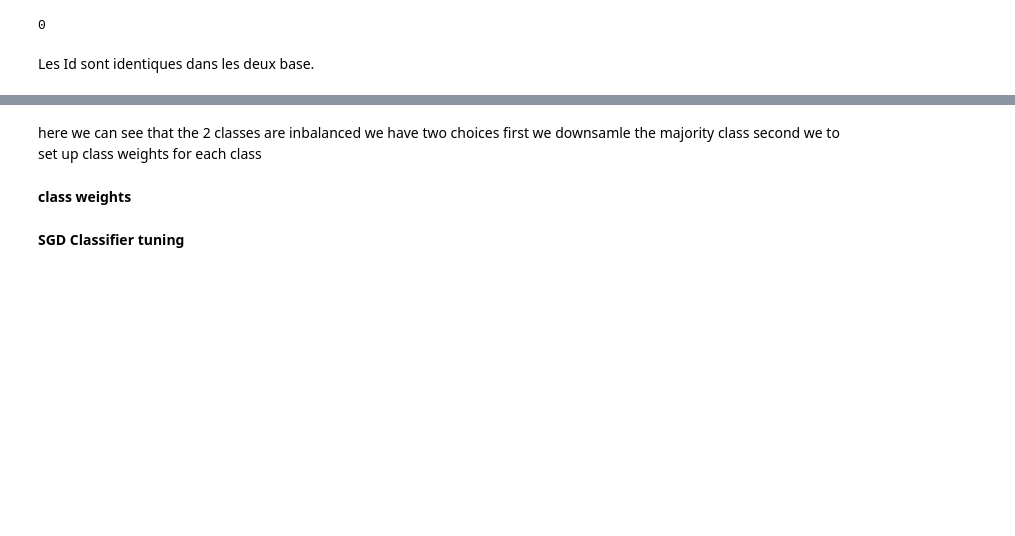
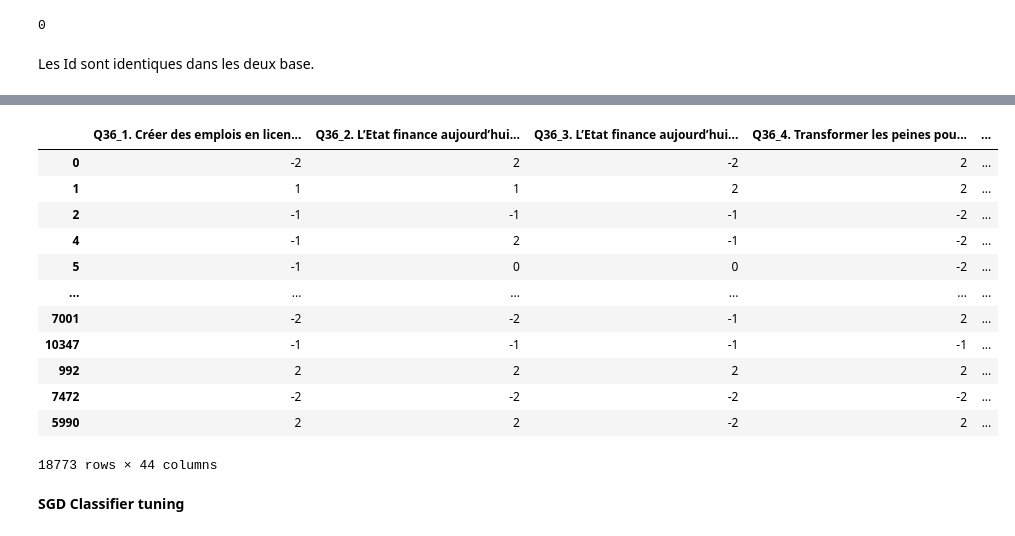
Before and after one commit to med-tz/elelction_Tunisie, a Jupyter notebook: Copie_de_Source.ipynb, the cells around one changed output, grey strips where cells are left out. Saved outputs shown, nothing was run; the diff lists cells and outputs as text; code cells hidden in the pictures; blank space fills up the shorter version.

```diff
--- a/Copie_de_Source.ipynb
+++ b/Copie_de_Source.ipynb
@@ -1148,4 +1150,0 @@ Base2.groupby('target').count()
-# %% [markdown]
-here we can see that the 2 classes are inbalanced we have two choices first we downsamle the majority class second we to set up class weights for each class
-# %% [markdown]
-**class weights**
@@ -1152,3 +1158,19 @@ here we can see that the 2 classes are inbalanced we have two choices first we d
+# %%
+Base2
+# %% [output]
+|  | Q36_1. Créer des emplois en licen... | Q36_2. L’Etat finance aujourd’hui... | Q36_3. L’Etat finance aujourd’hui... | Q36_4. Transformer les peines pou... | ... |
+| 0 | -2 | 2 | -2 | 2 | ... |
+| 1 | 1 | 1 | 2 | 2 | ... |
+| 2 | -1 | -1 | -1 | -2 | ... |
+| 4 | -1 | 2 | -1 | -2 | ... |
+| 5 | -1 | 0 | 0 | -2 | ... |
+| ... | ... | ... | ... | ... | ... |
+| 7001 | -2 | -2 | -1 | 2 | ... |
+| 10347 | -1 | -1 | -1 | -1 | ... |
+| 992 | 2 | 2 | 2 | 2 | ... |
+| 7472 | -2 | -2 | -2 | -2 | ... |
+| 5990 | 2 | 2 | -2 | 2 | ... |
+18773 rows × 44 columns
 # %%
 #Thelist=list(Base2.columns)
 #Thelist.remove('target')
```
Also changed, not shown: parts of 20 cells of this notebook.
